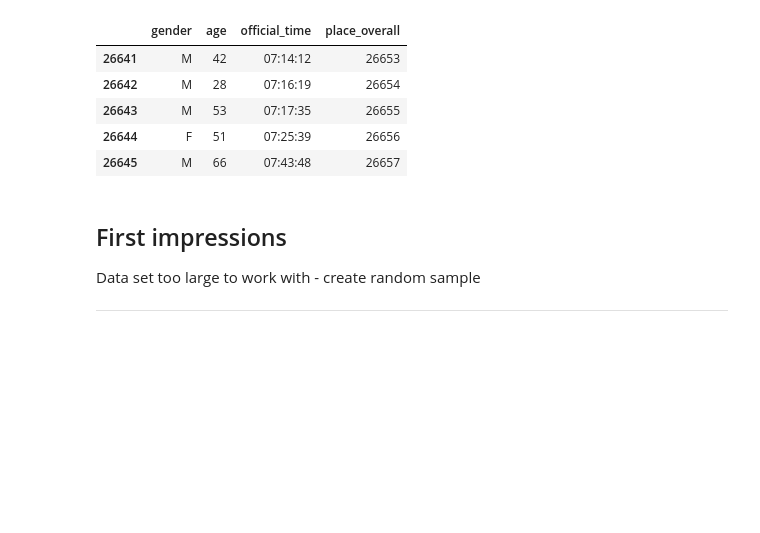
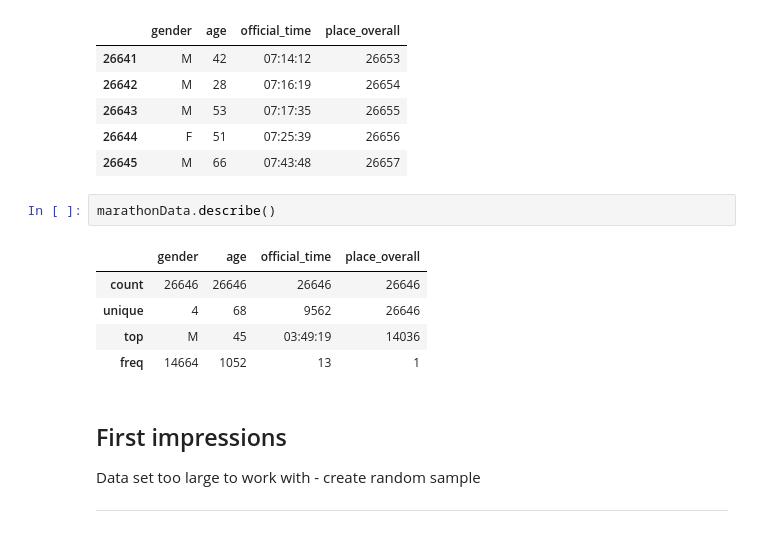
Before and after one commit to eoinlees/PforDA-Project-2020, a Jupyter notebook: PforDA-Project-2020.ipynb, the cells around one changed output. Saved outputs shown, nothing was run; the diff lists cells and outputs as text; blank space fills up the shorter version.

Commit message:
format data import

```diff
--- a/PforDA-Project-2020.ipynb
+++ b/PforDA-Project-2020.ipynb
@@ -148,6 +170,14 @@ marathonData.tail()
 | 26643 | M | 53 | 07:17:35 | 26655 |
 | 26644 | F | 51 | 07:25:39 | 26656 |
 | 26645 | M | 66 | 07:43:48 | 26657 |
+# %%
+marathonData.describe()
+# %% [output]
+|  | gender | age | official_time | place_overall |
+| count | 26646 | 26646 | 26646 | 26646 |
+| unique | 4 | 68 | 9562 | 26646 |
+| top | M | 45 | 03:49:19 | 14036 |
+| freq | 14664 | 1052 | 13 | 1 |
 # %% [markdown]
 ## First impressions
 
```
Also changed, not shown: parts of 8 cells of this notebook.
